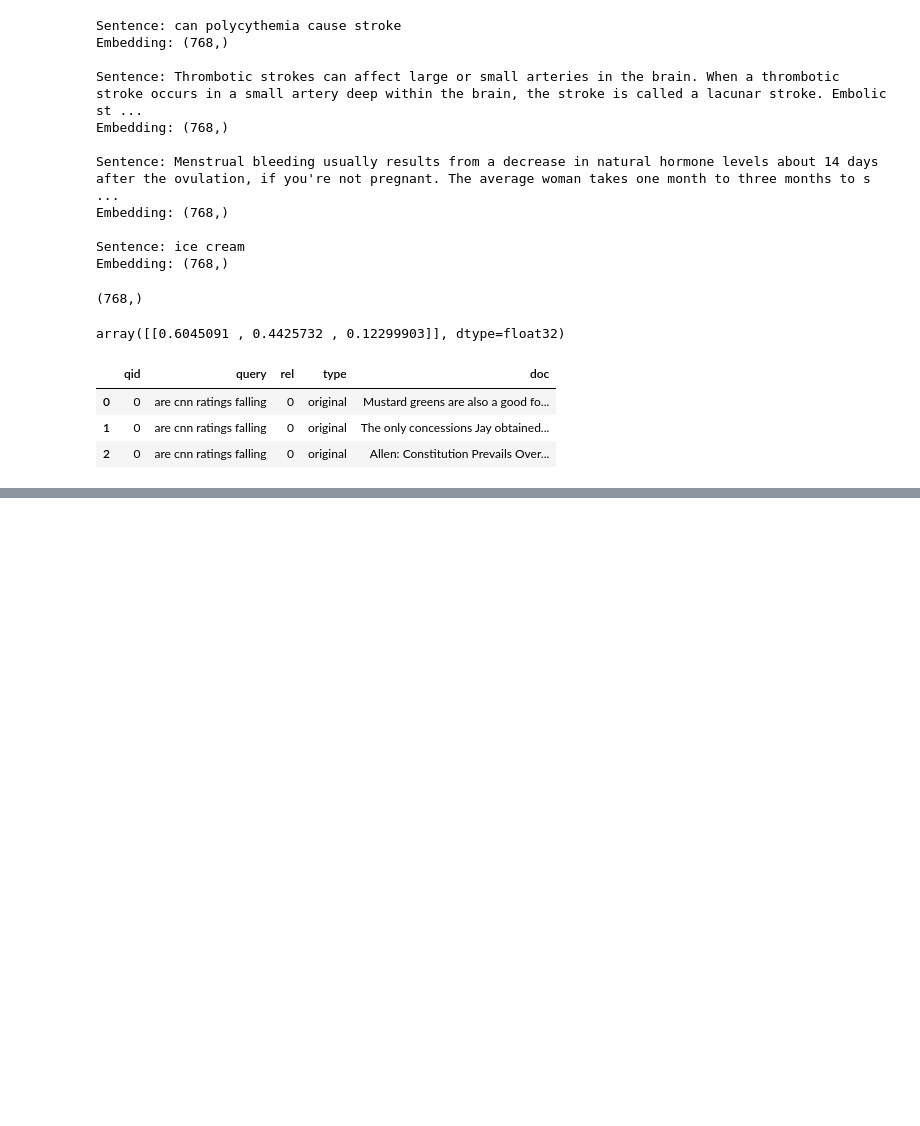
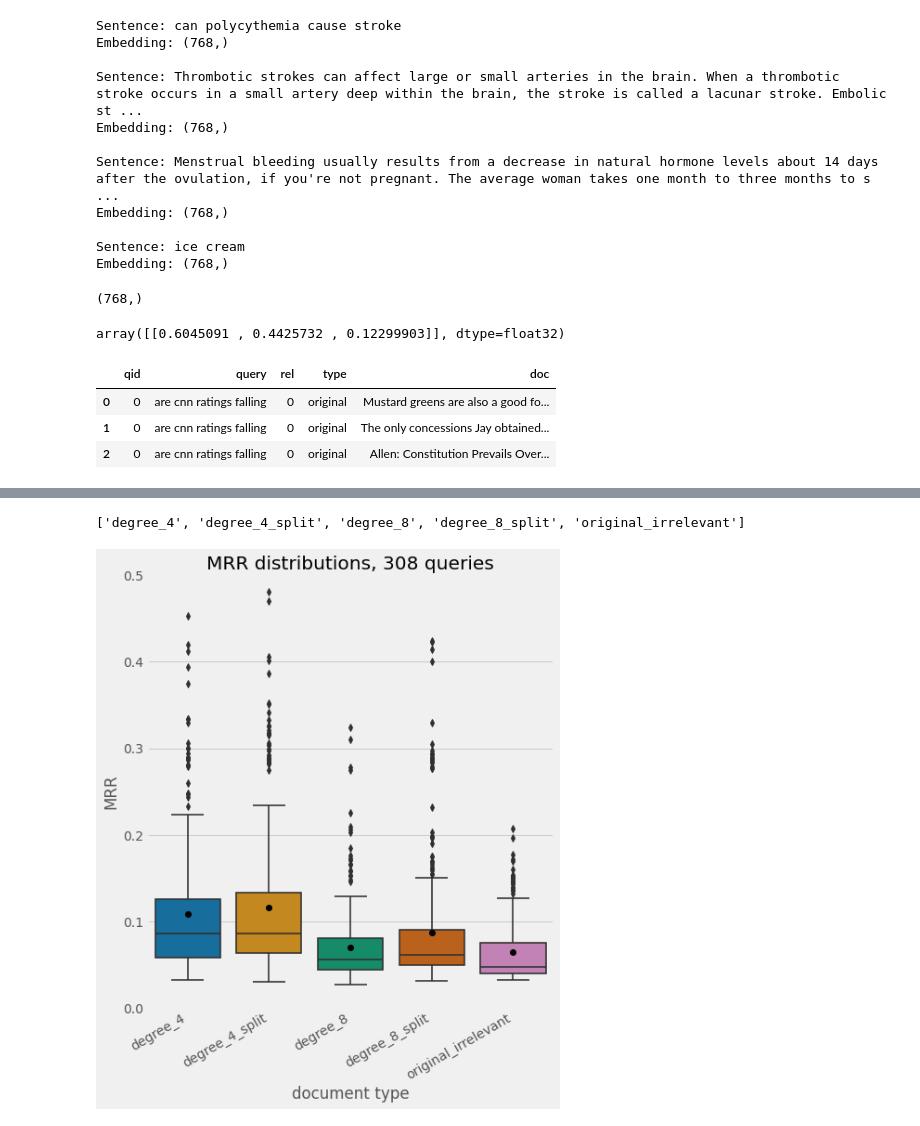
Before and after one commit to agnesvanbelle/udacityproject, a Jupyter notebook: sbert_test.ipynb, the cells around one changed output, grey strips where cells are left out. Cells and saved outputs as stored; diff of their text form; code cells hidden in the pictures; blank space fills up the shorter version.

```diff
--- a/sbert_test.ipynb
+++ b/sbert_test.ipynb
@@ -158,0 +182,28 @@ print()
+# %%
+cols =  \
+       ['degree_4', 'degree_4_split'] +\
+       ['degree_8', 'degree_8_split'] + \
+       ['original_irrelevant']
+
+
+print(cols)
+rr_df_melted = pd.melt(rr_df, id_vars=['qid'], value_vars=cols)
+
+import seaborn as sns
+import matplotlib.pyplot as plt
+
+plt.style.use('fivethirtyeight')
+plt.rcParams['lines.linewidth'] =  1.6
+
+plt.figure(figsize=(7, 8))
+ax = sns.boxplot(x="variable", y="value", data=rr_df_melted, palette="colorblind", showmeans=True,
+                meanprops={"marker":"o","markerfacecolor":"black", "markeredgecolor":"black"})
+ax.set_xticklabels(ax.get_xticklabels(),rotation=30, horizontalalignment='right')
+plt.ylabel('MRR')
+plt.xlabel('document type')
+plt.title('MRR distributions, ' + str(len(set(rr_df_melted['qid']))) + ' queries')
+plt.ylim(0,.5)
+print()
+# %% [output]
+['degree_4', 'degree_4_split', 'degree_8', 'degree_8_split', 'original_irrelevant']
+[figure, added]
```
Also changed, not shown: parts of 4 cells of this notebook, 2 other files.
